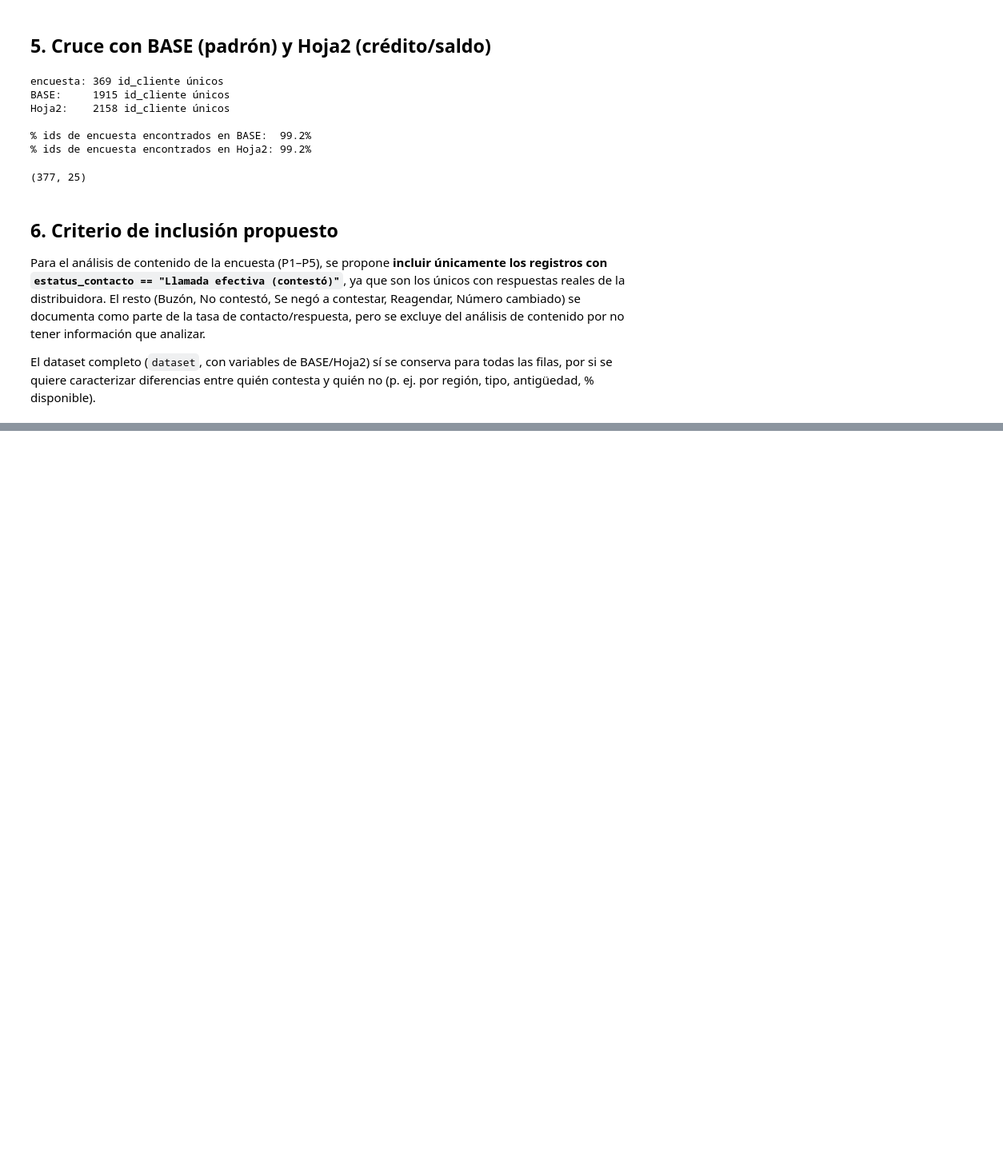
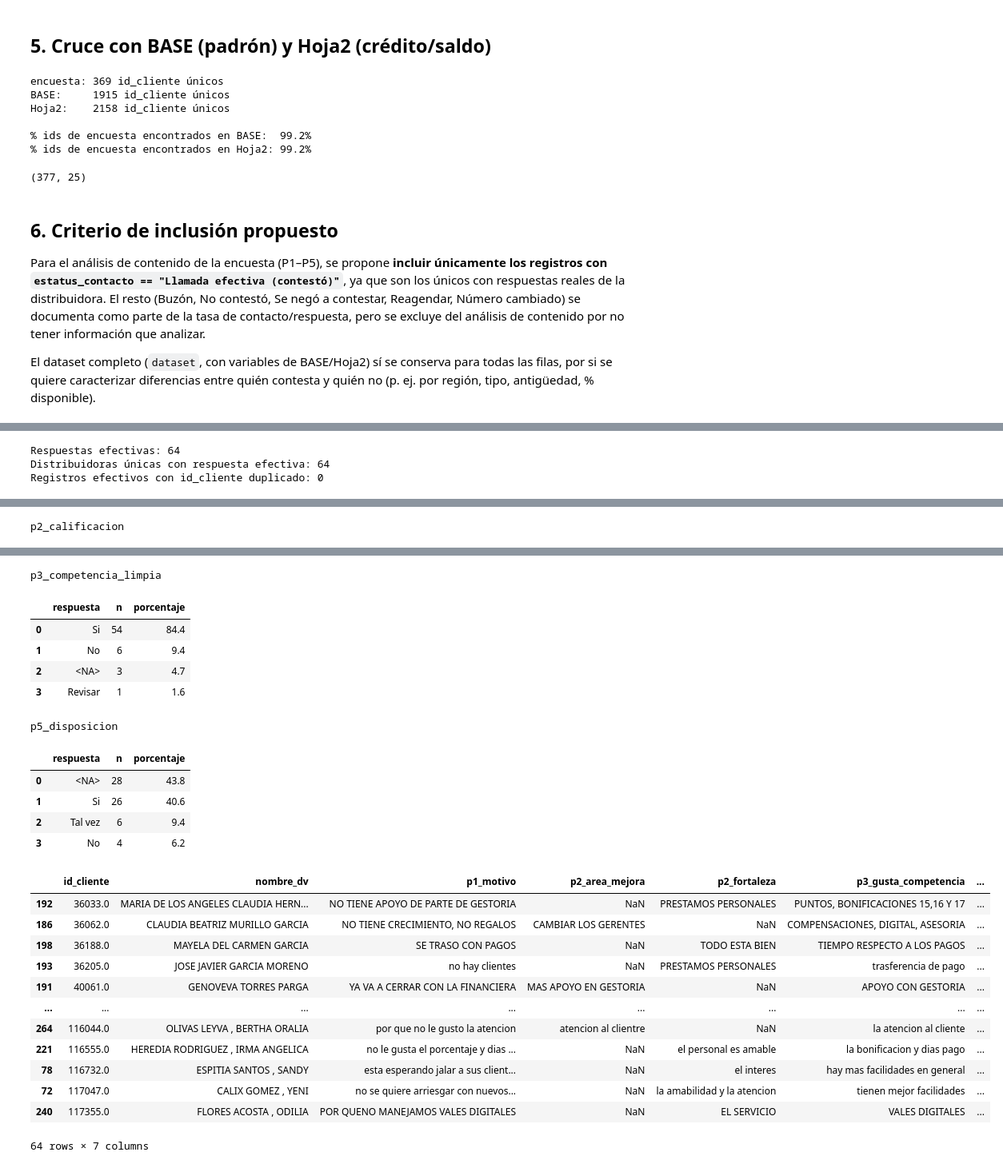
Before and after one commit to marifercc/cvv-encuestas-distribuidoras, a Jupyter notebook: notebooks/01_diagnostico_datos.ipynb, the cells around one changed output, grey strips where cells are left out. Shown at 80% size. Saved outputs shown, nothing was run; the diff lists cells and outputs as text; code cells hidden in the pictures; blank space fills up the shorter version.

```diff
--- a/notebooks/01_diagnostico_datos.ipynb
+++ b/notebooks/01_diagnostico_datos.ipynb
@@ -188,0 +200,53 @@ Guardado: dataset_completo.csv (377 filas), dataset_encuestados.csv (64 filas)
+# %%
+efectivas = dataset_encuestados.copy()
+
+# Validar que no haya más de una respuesta efectiva por distribuidora.
+ids_validos = efectivas["id_cliente"].notna()
+duplicados_efectivas = efectivas.loc[
+    ids_validos & efectivas.duplicated("id_cliente", keep=False)
+].sort_values("id_cliente")
+
+print(f"Respuestas efectivas: {len(efectivas)}")
+print(f"Distribuidoras únicas con respuesta efectiva: {efectivas.loc[ids_validos, 'id_cliente'].nunique()}")
+print(f"Registros efectivos con id_cliente duplicado: {len(duplicados_efectivas)}")
+
+# Faltantes en las preguntas de la encuesta.
+resumen_faltantes = (
+    efectivas[cols_encuesta]
+    .isna()
+    .agg(["sum", "mean"])
+    .T
+    .rename(columns={"sum": "n_faltantes", "mean": "proporcion_faltante"})
+)
+resumen_faltantes["porcentaje_faltante"] = (resumen_faltantes["proporcion_faltante"] * 100).round(1)
+display(resumen_faltantes[["n_faltantes", "porcentaje_faltante"]])
+
+# Normalizar las respuestas de competencia para evitar contar variantes como categorías distintas.
+def normalizar_competencia(valor):
+    if pd.isna(valor):
+        return pd.NA
+    respuesta = str(valor).strip().lower()
+    if respuesta in {"si", "sí"}:
+        return "Si"
+    if respuesta == "no":
+        return "No"
+    return "Revisar"
+
+efectivas["p3_competencia_limpia"] = efectivas["p3_competencia"].map(normalizar_competencia)
+
+# Distribución de las preguntas cerradas.
+for columna in ["p2_calificacion", "p3_competencia_limpia", "p5_disposicion"]:
+    print(f"\n{columna}")
+    tabla = efectivas[columna].value_counts(dropna=False).rename_axis("respuesta").reset_index(name="n")
+    tabla["porcentaje"] = (tabla["n"] / len(efectivas) * 100).round(1)
+    display(tabla)
+
+# Respuestas abiertas listas para lectura y clasificación temática.
+respuestas_abiertas = efectivas[
+    ["id_cliente", "nombre_dv", "p1_motivo", "p2_area_mejora", "p2_fortaleza", "p3_gusta_competencia", "p4_necesita_exclusiva"]
+].sort_values("id_cliente")
+display(respuestas_abiertas)
+# %% [output]
+Respuestas efectivas: 64
+Distribuidoras únicas con respuesta efectiva: 64
+Registros efectivos con id_cliente duplicado: 0
@@ -188,0 +259 @@ Guardado: dataset_completo.csv (377 filas), dataset_encuestados.csv (64 filas)
+p2_calificacion
@@ -188,0 +267,25 @@ Guardado: dataset_completo.csv (377 filas), dataset_encuestados.csv (64 filas)
+p3_competencia_limpia
+|  | respuesta | n | porcentaje |
+| 0 | Si | 54 | 84.4 |
+| 1 | No | 6 | 9.4 |
+| 2 | <NA> | 3 | 4.7 |
+| 3 | Revisar | 1 | 1.6 |
+p5_disposicion
+|  | respuesta | n | porcentaje |
+| 0 | <NA> | 28 | 43.8 |
+| 1 | Si | 26 | 40.6 |
+| 2 | Tal vez | 6 | 9.4 |
+| 3 | No | 4 | 6.2 |
+|  | id_cliente | nombre_dv | p1_motivo | p2_area_mejora | p2_fortaleza | p3_gusta_competencia | ... |
+| 192 | 36033.0 | MARIA DE LOS ANGELES CLAUDIA HERN... | NO TIENE APOYO DE PARTE DE GESTORIA | NaN | PRESTAMOS PERSONALES | PUNTOS, BONIFICACIONES 15,16 Y 17 | ... |
+| 186 | 36062.0 | CLAUDIA BEATRIZ MURILLO GARCIA | NO TIENE CRECIMIENTO, NO REGALOS | CAMBIAR LOS GERENTES | NaN | COMPENSACIONES, DIGITAL, ASESORIA | ... |
+| 198 | 36188.0 | MAYELA DEL CARMEN GARCIA | SE TRASO CON PAGOS | NaN | TODO ESTA BIEN | TIEMPO RESPECTO A LOS PAGOS | ... |
+| 193 | 36205.0 | JOSE JAVIER GARCIA MORENO | no hay clientes | NaN | PRESTAMOS PERSONALES | trasferencia de pago | ... |
+| 191 | 40061.0 | GENOVEVA TORRES PARGA | YA VA A CERRAR CON LA FINANCIERA | MAS APOYO EN GESTORIA | NaN | APOYO CON GESTORIA | ... |
+| ... | ... | ... | ... | ... | ... | ... | ... |
+| 264 | 116044.0 | OLIVAS LEYVA , BERTHA ORALIA | por que no le gusto la atencion | atencion al clientre | NaN | la atencion al cliente | ... |
+| 221 | 116555.0 | HEREDIA RODRIGUEZ , IRMA ANGELICA | no le gusta el porcentaje y dias ... | NaN | el personal es amable | la bonificacion y dias pago | ... |
+| 78 | 116732.0 | ESPITIA SANTOS , SANDY | esta esperando jalar a sus client... | NaN | el interes | hay mas facilidades en general | ... |
+| 72 | 117047.0 | CALIX GOMEZ , YENI | no se quiere arriesgar con nuevos... | NaN | la amabilidad y la atencion | tienen mejor facilidades | ... |
+| 240 | 117355.0 | FLORES ACOSTA , ODILIA | POR QUENO MANEJAMOS VALES DIGITALES | NaN | EL SERVICIO | VALES DIGITALES | ... |
+64 rows × 7 columns
```
Also changed, not shown: parts of 14 cells of this notebook, 4 other files.
